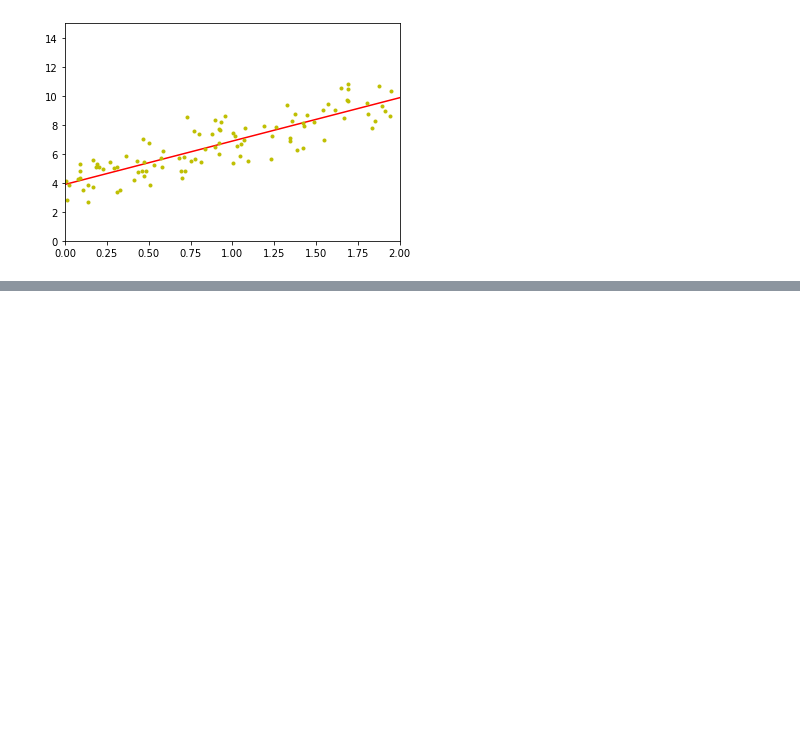
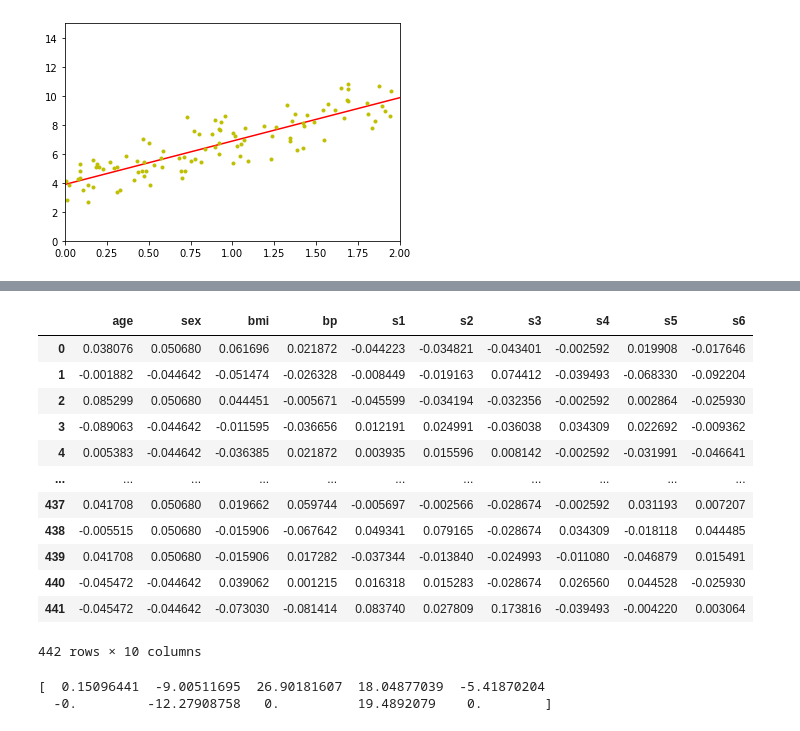
Before and after one commit to SLCFLAB/IBK2023, a Jupyter notebook: 03_regression.ipynb, the cells around one changed output, grey strips where cells are left out. Cells and saved outputs as stored; diff of their text form; code cells hidden in the pictures; blank space fills up the shorter version.

```diff
--- a/03_regression.ipynb
+++ b/03_regression.ipynb
@@ -74,0 +145,16 @@ plt.show()
+# %%
+pd.DataFrame(load_diabetes()['data'],columns=load_diabetes()['feature_names'])
+# %% [output]
+|  | age | sex | bmi | bp | s1 | s2 | s3 | s4 | s5 | s6 |
+| 0 | 0.038076 | 0.050680 | 0.061696 | 0.021872 | -0.044223 | -0.034821 | -0.043401 | -0.002592 | 0.019908 | -0.017646 |
+| 1 | -0.001882 | -0.044642 | -0.051474 | -0.026328 | -0.008449 | -0.019163 | 0.074412 | -0.039493 | -0.068330 | -0.092204 |
+| 2 | 0.085299 | 0.050680 | 0.044451 | -0.005671 | -0.045599 | -0.034194 | -0.032356 | -0.002592 | 0.002864 | -0.025930 |
+| 3 | -0.089063 | -0.044642 | -0.011595 | -0.036656 | 0.012191 | 0.024991 | -0.036038 | 0.034309 | 0.022692 | -0.009362 |
+| 4 | 0.005383 | -0.044642 | -0.036385 | 0.021872 | 0.003935 | 0.015596 | 0.008142 | -0.002592 | -0.031991 | -0.046641 |
+| ... | ... | ... | ... | ... | ... | ... | ... | ... | ... | ... |
+| 437 | 0.041708 | 0.050680 | 0.019662 | 0.059744 | -0.005697 | -0.002566 | -0.028674 | -0.002592 | 0.031193 | 0.007207 |
+| 438 | -0.005515 | 0.050680 | -0.015906 | -0.067642 | 0.049341 | 0.079165 | -0.028674 | 0.034309 | -0.018118 | 0.044485 |
+| 439 | 0.041708 | 0.050680 | -0.015906 | 0.017282 | -0.037344 | -0.013840 | -0.024993 | -0.011080 | -0.046879 | 0.015491 |
+| 440 | -0.045472 | -0.044642 | 0.039062 | 0.001215 | 0.016318 | 0.015283 | -0.028674 | 0.026560 | 0.044528 | -0.025930 |
+| 441 | -0.045472 | -0.044642 | -0.073030 | -0.081414 | 0.083740 | 0.027809 | 0.173816 | -0.039493 | -0.004220 | 0.003064 |
+442 rows × 10 columns
@@ -74,0 +175,6 @@ plt.show()
+# %%
+coefficients = search.best_estimator_.named_steps['model'].coef_
+print(coefficients) # coeff가 0이 된 것이 3개가 있음을 볼 수 있음.
+# %% [output]
+[  0.15096441  -9.00511695  26.90181607  18.04877039  -5.41870204
+  -0.         -12.27908758   0.          19.4892079    0.        ]
```
Also changed, not shown: parts of 20 cells of this notebook.
